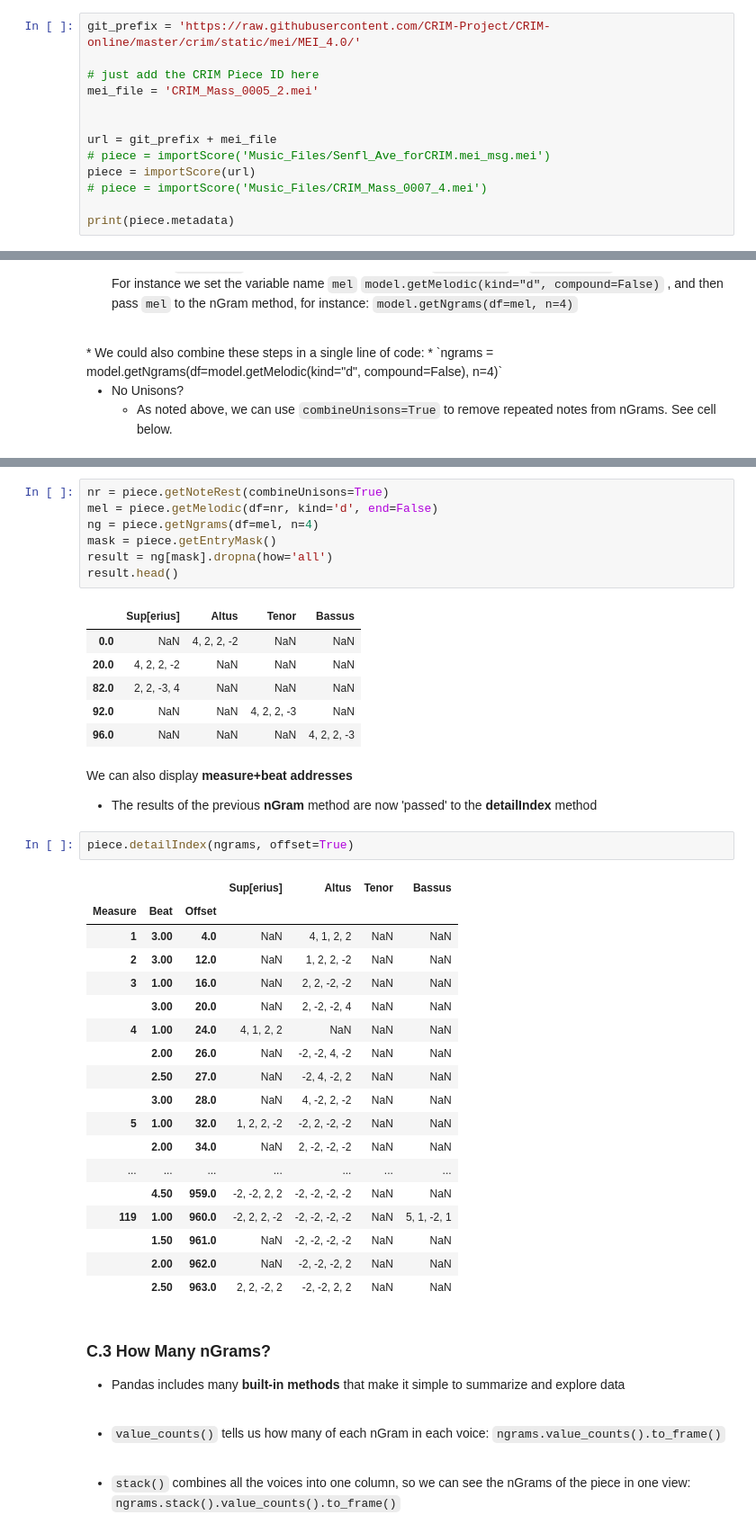
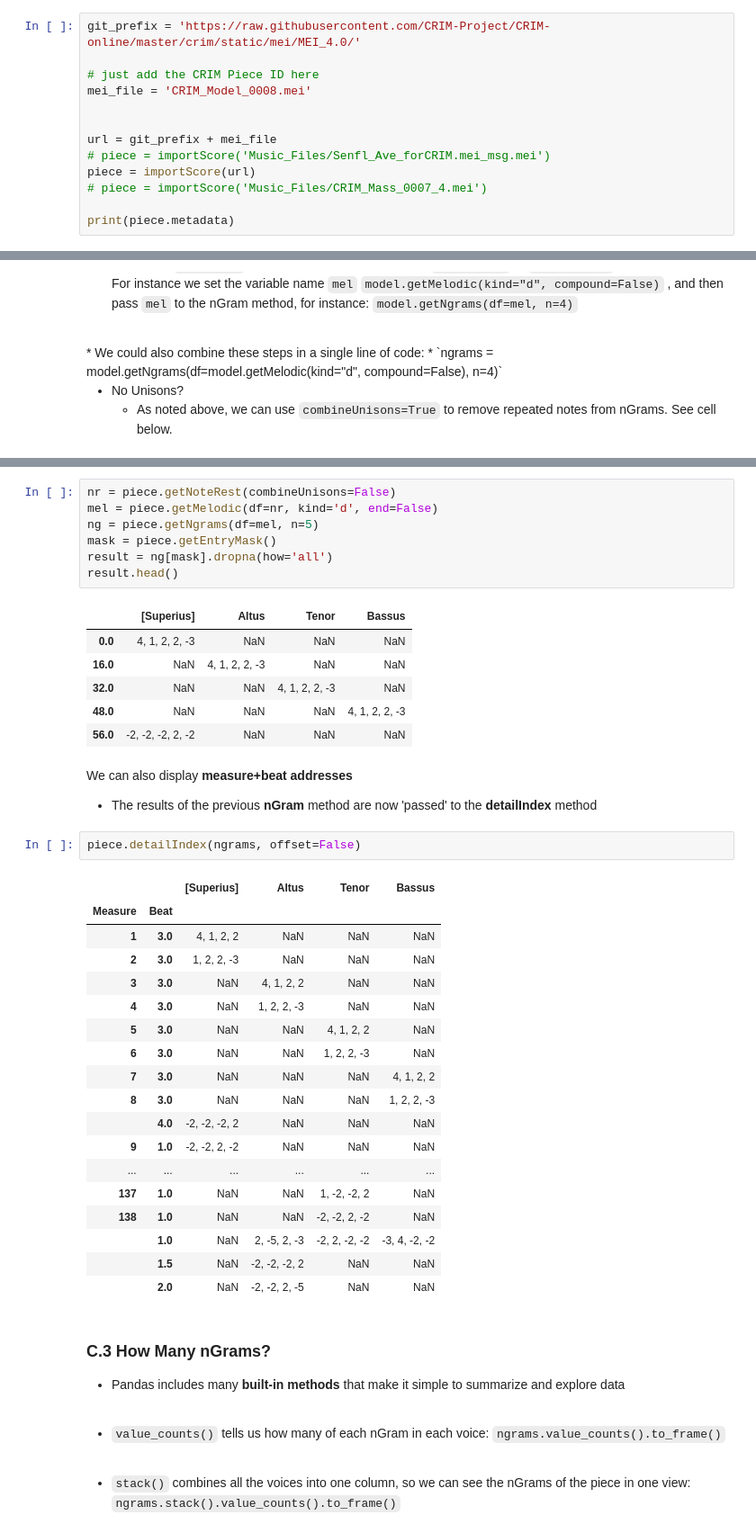
Before and after one commit to RichardFreedman/CRIM_JHUB, a Jupyter notebook: CRIM_02_Melodic_Harmonic.ipynb, the cells around one changed output, grey strips where cells are left out. Shown at 90% size. Drawn from its saved outputs; the diff is of its cells as text.

```diff
--- a/CRIM_02_Melodic_Harmonic.ipynb
+++ b/CRIM_02_Melodic_Harmonic.ipynb
@@ -73,7 +73,7 @@ saved_csv folder already exists.
 git_prefix = 'https://raw.githubusercontent.com/CRIM-Project/CRIM-online/master/crim/static/mei/MEI_4.0/'
 
 # just add the CRIM Piece ID here
-mei_file = 'CRIM_Mass_0005_2.mei'
+mei_file = 'CRIM_Model_0008.mei'
 
 
 url = git_prefix + mei_file
@@ -223,43 +227,43 @@ piece.detailIndex(ngrams)
 # %%
-nr = piece.getNoteRest(combineUnisons=True)
+nr = piece.getNoteRest(combineUnisons=False)
 mel = piece.getMelodic(df=nr, kind='d', end=False)
-ng = piece.getNgrams(df=mel, n=4)
+ng = piece.getNgrams(df=mel, n=5)
 mask = piece.getEntryMask()
 result = ng[mask].dropna(how='all')
 result.head()
 # %% [output]
-|  | Sup[erius] | Altus | Tenor | Bassus |
-| 0.0 | NaN | 4, 2, 2, -2 | NaN | NaN |
-| 20.0 | 4, 2, 2, -2 | NaN | NaN | NaN |
-| 82.0 | 2, 2, -3, 4 | NaN | NaN | NaN |
-| 92.0 | NaN | NaN | 4, 2, 2, -3 | NaN |
-| 96.0 | NaN | NaN | NaN | 4, 2, 2, -3 |
+|  | [Superius] | Altus | Tenor | Bassus |
+| 0.0 | 4, 1, 2, 2, -3 | NaN | NaN | NaN |
+| 16.0 | NaN | 4, 1, 2, 2, -3 | NaN | NaN |
+| 32.0 | NaN | NaN | 4, 1, 2, 2, -3 | NaN |
+| 48.0 | NaN | NaN | NaN | 4, 1, 2, 2, -3 |
+| 56.0 | -2, -2, -2, 2, -2 | NaN | NaN | NaN |
 # %% [markdown]
 
 We can also display **measure+beat addresses**
 
 *  The results of the previous **nGram** method are now 'passed' to the **detailIndex** method
 # %%
-piece.detailIndex(ngrams, offset=True)
+piece.detailIndex(ngrams, offset=False)
 # %% [output]
-|  |  |  | Sup[erius] | Altus | Tenor | Bassus |
-| Measure | Beat | Offset |  |  |  |  |
-| 1 | 3.00 | 4.0 | NaN | 4, 1, 2, 2 | NaN | NaN |
-| 2 | 3.00 | 12.0 | NaN | 1, 2, 2, -2 | NaN | NaN |
-| 3 | 1.00 | 16.0 | NaN | 2, 2, -2, -2 | NaN | NaN |
-|  | 3.00 | 20.0 | NaN | 2, -2, -2, 4 | NaN | NaN |
-| 4 | 1.00 | 24.0 | 4, 1, 2, 2 | NaN | NaN | NaN |
-|  | 2.00 | 26.0 | NaN | -2, -2, 4, -2 | NaN | NaN |
-|  | 2.50 | 27.0 | NaN | -2, 4, -2, 2 | NaN | NaN |
-|  | 3.00 | 28.0 | NaN | 4, -2, 2, -2 | NaN | NaN |
-| 5 | 1.00 | 32.0 | 1, 2, 2, -2 | -2, 2, -2, -2 | NaN | NaN |
-|  | 2.00 | 34.0 | NaN | 2, -2, -2, -2 | NaN | NaN |
-| ... | ... | ... | ... | ... | ... | ... |
-|  | 4.50 | 959.0 | -2, -2, 2, 2 | -2, -2, -2, -2 | NaN | NaN |
-| 119 | 1.00 | 960.0 | -2, 2, 2, -2 | -2, -2, -2, -2 | NaN | 5, 1, -2, 1 |
-|  | 1.50 | 961.0 | NaN | -2, -2, -2, -2 | NaN | NaN |
-|  | 2.00 | 962.0 | NaN | -2, -2, -2, 2 | NaN | NaN |
-|  | 2.50 | 963.0 | 2, 2, -2, 2 | -2, -2, 2, 2 | NaN | NaN |
+|  |  | [Superius] | Altus | Tenor | Bassus |
+| Measure | Beat |  |  |  |  |
+| 1 | 3.0 | 4, 1, 2, 2 | NaN | NaN | NaN |
+| 2 | 3.0 | 1, 2, 2, -3 | NaN | NaN | NaN |
+| 3 | 3.0 | NaN | 4, 1, 2, 2 | NaN | NaN |
+| 4 | 3.0 | NaN | 1, 2, 2, -3 | NaN | NaN |
+| 5 | 3.0 | NaN | NaN | 4, 1, 2, 2 | NaN |
+| 6 | 3.0 | NaN | NaN | 1, 2, 2, -3 | NaN |
+| 7 | 3.0 | NaN | NaN | NaN | 4, 1, 2, 2 |
+| 8 | 3.0 | NaN | NaN | NaN | 1, 2, 2, -3 |
+|  | 4.0 | -2, -2, -2, 2 | NaN | NaN | NaN |
+| 9 | 1.0 | -2, -2, 2, -2 | NaN | NaN | NaN |
+| ... | ... | ... | ... | ... | ... |
+| 137 | 1.0 | NaN | NaN | 1, -2, -2, 2 | NaN |
+| 138 | 1.0 | NaN | NaN | -2, -2, 2, -2 | NaN |
+|  | 1.0 | NaN | 2, -5, 2, -3 | -2, 2, -2, -2 | -3, 4, -2, -2 |
+|  | 1.5 | NaN | -2, -2, -2, 2 | NaN | NaN |
+|  | 2.0 | NaN | -2, -2, 2, -5 | NaN | NaN |
 # %% [markdown]
 ### C.3 How Many nGrams?
 
```
Also changed, not shown: parts of 9 cells of this notebook, 6 other files.
